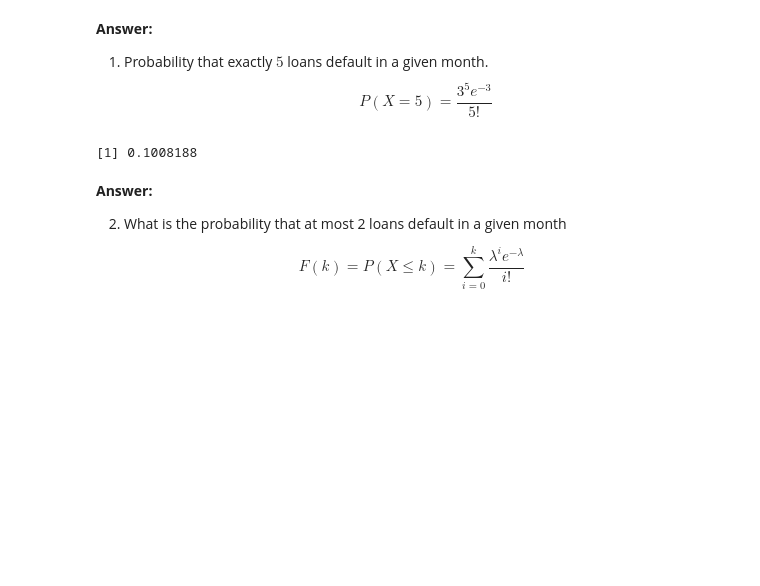
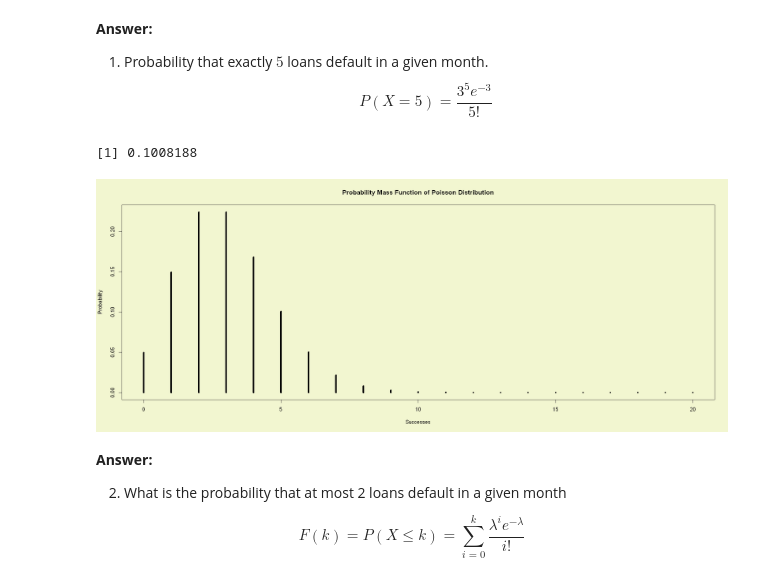
Before and after one commit to ansyaku/Statistika3_UGM_ipynb, a Jupyter notebook: Tugas Pertemuan 3 Statistika.ipynb, the cells around one changed output. Saved outputs shown, nothing was run; the diff lists cells and outputs as text; code cells hidden in the pictures; blank space fills up the shorter version.

```diff
--- a/Tugas Pertemuan 3 Statistika.ipynb
+++ b/Tugas Pertemuan 3 Statistika.ipynb
@@ -357,6 +384,19 @@ prob_k1 <- dpois(k1, lambda)
 print(prob_k1)
 # %% [output]
 [1] 0.1008188
+# %%
+#define range of "successes"
+success <- 0:20
+par(bg = "#F2F6D0")
+plot(success,dpois(success,lambda=3),
+     type='h',
+     main='Probability Mass Function of Poisson Distribution',
+     ylab='Probability',
+     xlab ='Successes',
+     lwd=5)
+#lwd=line width
+# %% [output]
+[figure, added]
 # %% [markdown]
 **Answer:**
 
```
Also changed, not shown: parts of 11 cells of this notebook, 1 other file.
